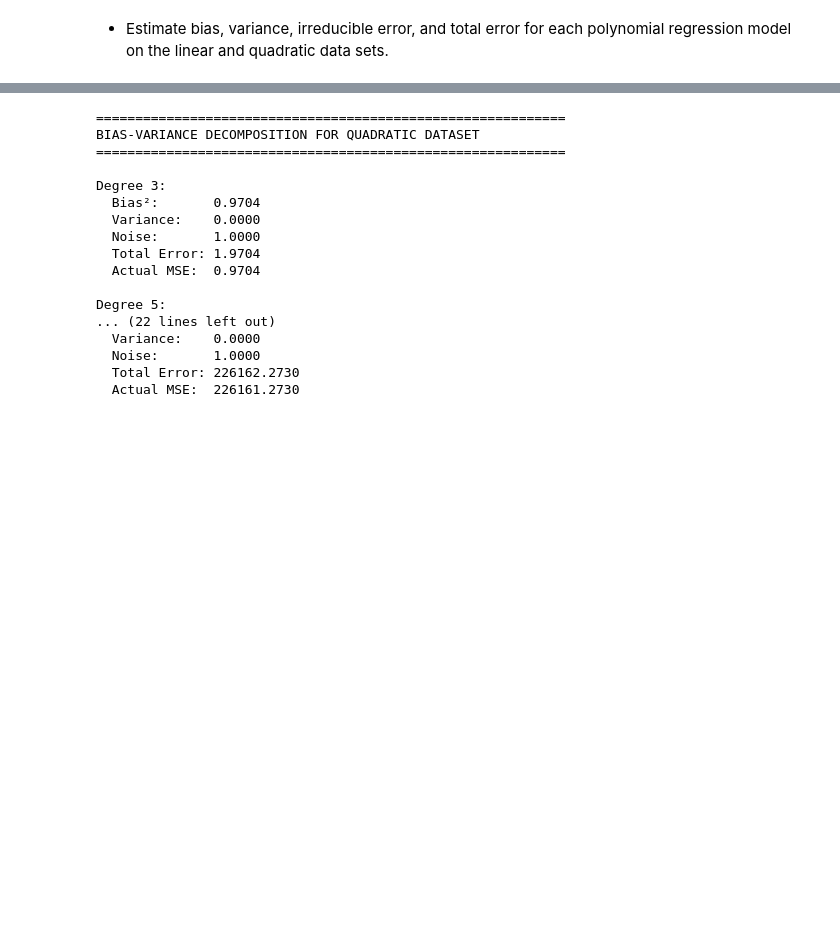
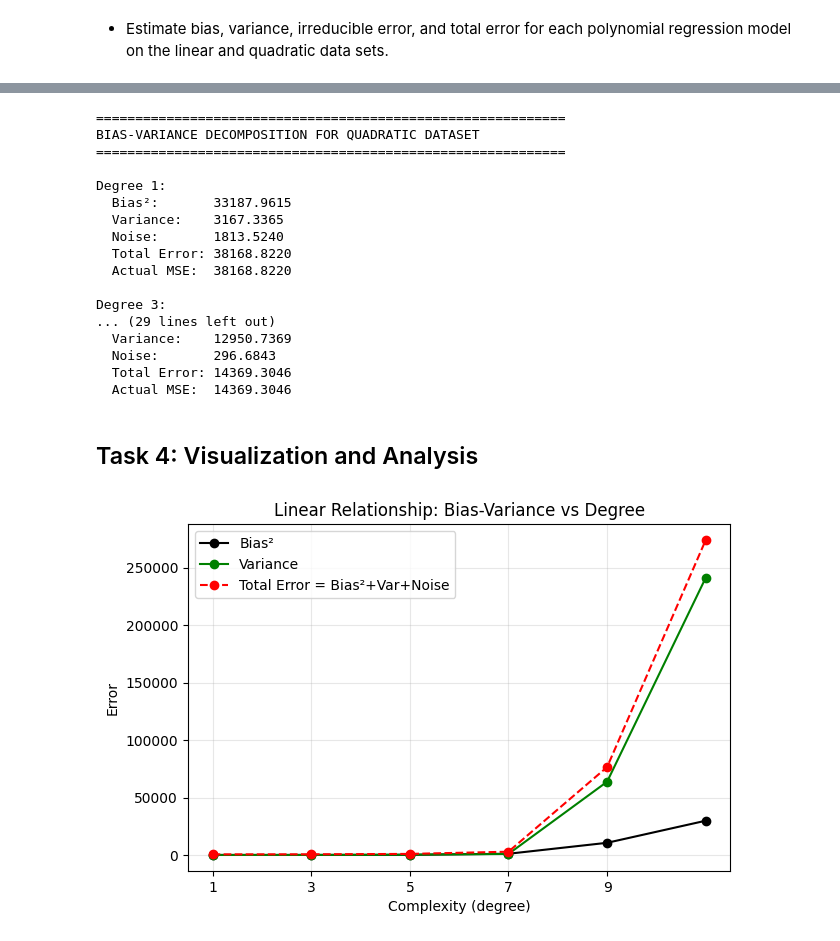
Before and after one commit to yadderace/ai-labs, a Jupyter notebook: data-mining/lab1/main.ipynb, the cells around one changed output, grey strips where cells are left out. Drawn from its saved outputs; the diff is of its cells as text; code cells hidden in the pictures; blank space fills up the shorter version.

```diff
--- a/data-mining/lab1/main.ipynb
+++ b/data-mining/lab1/main.ipynb
@@ -259,11 +276,9 @@ print("BIAS-VARIANCE DECOMPOSITION FOR LINEAR DATASET")
 print("=" * 60)
 
 for degree in degrees:
-    # Use the original train-test split from Task 2
-    X1_train, X1_test, Y1_train, Y1_test = train_test_split(X1, Y1, test_size=0.3, random_state=42)
-
-    errors = bias_variance_decomposition(X1_train, Y1_train, X1_test, Y1_test, degree)
-
+    X1_train, X1_test, Y1_train, Y1_test = train_test_split(x1, Y1, test_size=0.3, random_state=42)
+    y1_true_test = X1_test
+    errors = bias_variance_decomposition(X1_train, Y1_train, X1_test, Y1_test, y1_true_test, degree, n_trials=200)
     print(f"\nDegree {degree}:")
     print(f"  Bias²:       {errors['bias_squared']:.4f}")
     print(f"  Variance:    {errors['variance']:.4f}")
@@ -295,11 +310,9 @@ print("BIAS-VARIANCE DECOMPOSITION FOR QUADRATIC DATASET")
 print("=" * 60)
 
 for degree in degrees:
-    # Use the original train-test split from Task 2
-    X2_train, X2_test, Y2_train, Y2_test = train_test_split(X2, Y2, test_size=0.3, random_state=42)
-
-    errors = bias_variance_decomposition(X2_train, Y2_train, X2_test, Y2_test, degree)
-
+    X2_train, X2_test, Y2_train, Y2_test = train_test_split(x2, Y2, test_size=0.3, random_state=42)
+    y2_true_test = X2_test ** 2
+    errors = bias_variance_decomposition(X2_train, Y2_train, X2_test, Y2_test, y2_true_test, degree, n_trials=200)
     print(f"\nDegree {degree}:")
     print(f"  Bias²:       {errors['bias_squared']:.4f}")
     print(f"  Variance:    {errors['variance']:.4f}")
@@ -311,16 +324,18 @@ for degree in degrees:
 BIAS-VARIANCE DECOMPOSITION FOR QUADRATIC DATASET
 ============================================================
 
+Degree 1:
+  Bias²:       33187.9615
+  Variance:    3167.3365
+  Noise:       1813.5240
+  Total Error: 38168.8220
+  Actual MSE:  38168.8220
+
 Degree 3:
-  Bias²:       0.9704
-  Variance:    0.0000
-  Noise:       1.0000
-  Total Error: 1.9704
-  Actual MSE:  0.9704
-
-Degree 5:
-... (22 lines left out)
-  Variance:    0.0000
-  Noise:       1.0000
-  Total Error: 226162.2730
-  Actual MSE:  226161.2730
+... (29 lines left out)
+  Variance:    12950.7369
+  Noise:       296.6843
+  Total Error: 14369.3046
+  Actual MSE:  14369.3046
+# %% [markdown]
+## Task 4: Visualization and Analysis
@@ -326,0 +362,30 @@ Degree 5:
+# %%
+def to_arrays(rows):
+    rows_sorted = sorted(rows, key=lambda r: r["degree"])
+    degrees_arr = np.array([r["degree"] for r in rows_sorted])
+    bias2_arr   = np.array([r["bias2"] for r in rows_sorted])
+    var_arr     = np.array([r["variance"] for r in rows_sorted])
+    noise_arr   = np.array([r["noise"] for r in rows_sorted])
+    total_arr   = np.array([r["total_error"] for r in rows_sorted])
+    mse_arr     = np.array([r["avg_mse"] for r in rows_sorted])
+    return degrees_arr, bias2_arr, var_arr, noise_arr, total_arr, mse_arr
+# %%
+def plot_bias_variance_curves(title, degrees, bias2, variance, noise, total, mse=None):
+    plt.figure(figsize=(7, 4.5))
+    plt.plot(degrees, bias2, color='black',    marker='o', label='Bias²')
+    plt.plot(degrees, variance, color='green', marker='o', label='Variance')
+    plt.plot(degrees, total, color='red',    marker='o', linestyle='dashed', label='Total Error = Bias²+Var+Noise')
+    plt.xticks(list(range(1,11,2)))
+    plt.xlabel('Complexity (degree)')
+    plt.ylabel('Error')
+    plt.title(title)
+    plt.grid(True, alpha=0.3)
+    plt.legend()
+    plt.show()
+# %%
+f_true = lambda x: x
+rows_lin = collect_metrics_over_degrees(x1, Y1, degrees, f_true, n_trials=200)
+deg_lin, b2_lin, v_lin, n_lin, t_lin, mse_lin = to_arrays(rows_lin)
+plot_bias_variance_curves("Linear Relationship: Bias-Variance vs Degree", deg_lin, b2_lin, v_lin, n_lin, t_lin, mse=mse_lin)
+# %% [output]
+[figure, added]
```
Also changed, not shown: parts of 11 cells of this notebook, 4 other files.
